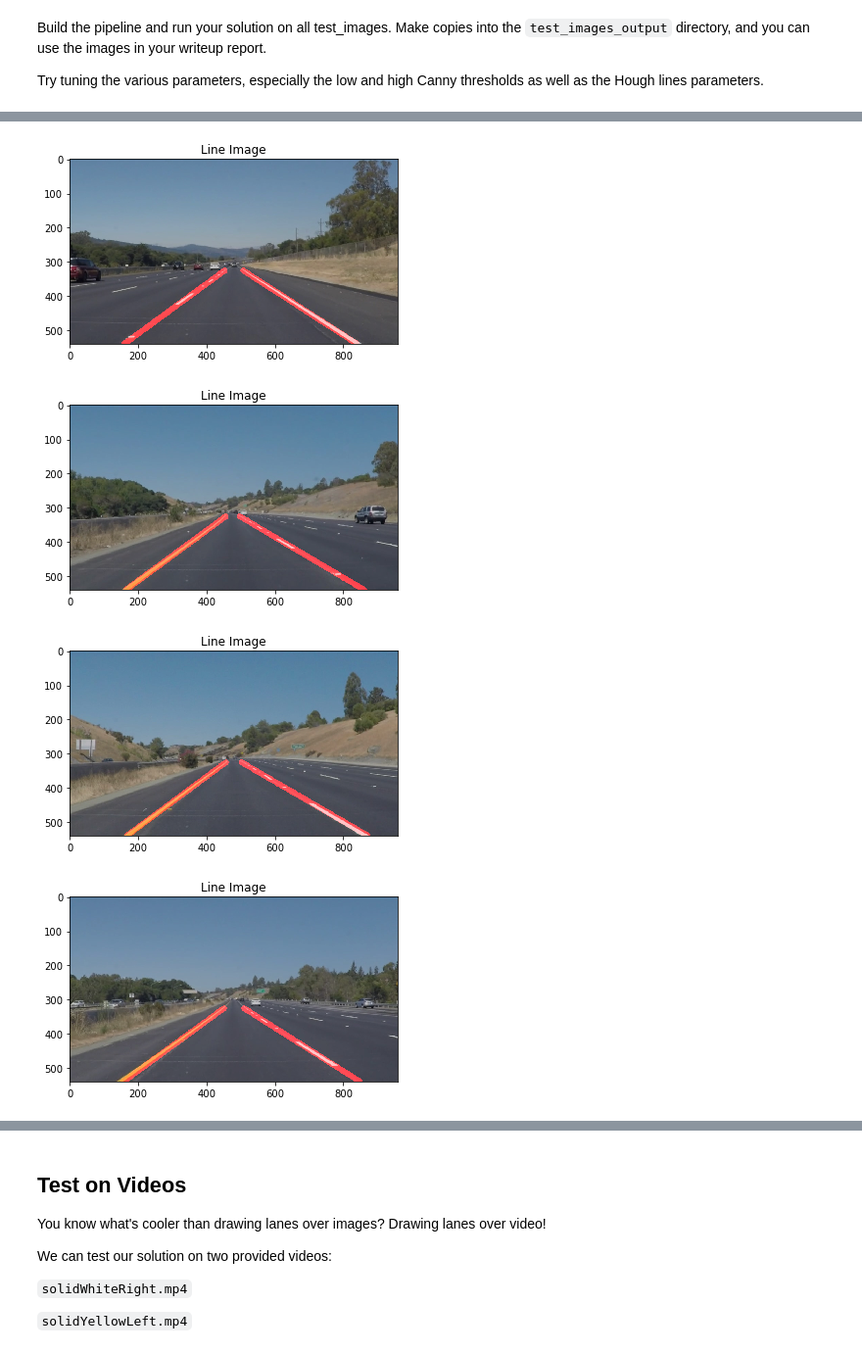
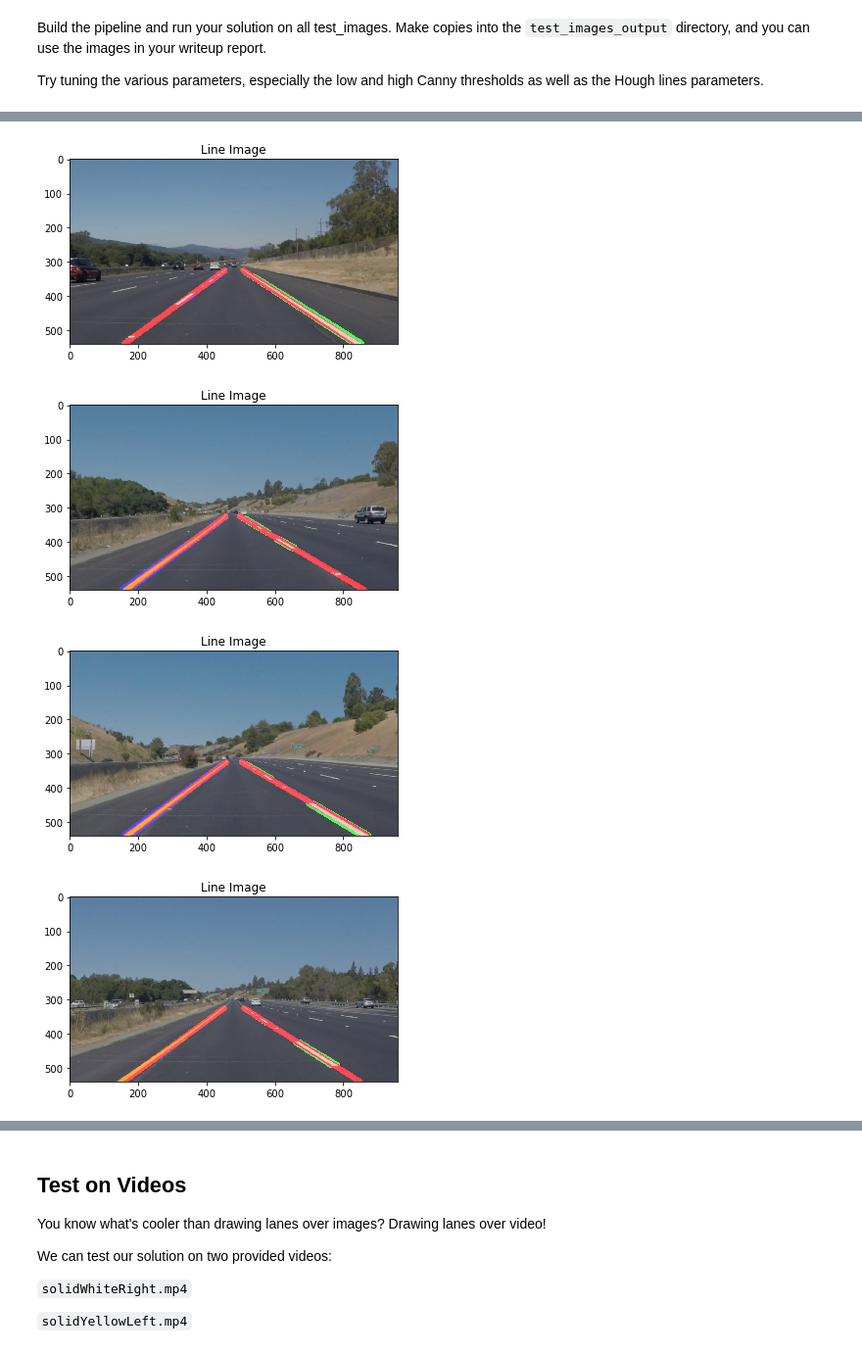
Before and after one commit to OwenHua666/SDCar_P1_Term1, a Jupyter notebook: P1.ipynb, the cells around one changed output, grey strips where cells are left out. Shown at 98% size. Cells and saved outputs as stored; diff of their text form; code cells hidden in the pictures.

```diff
--- a/P1.ipynb
+++ b/P1.ipynb
@@ -124,7 +124,7 @@ def region_of_interest(img, vertices):
     return masked_image
 
 
-def draw_lines(img, lines, color=[255, 0, 0], thickness=15):
+def draw_lines(img, lines, y_far, color=[255, 0, 0], thickness=15):
     """
     NOTE: this is the function you might want to use as a starting point once you want to
     average/extrapolate the line segments you detect to map out the full
@@ -158,20 +158,29 @@ def draw_lines(img, lines, color=[255, 0, 0], thickness=15):
     for line in lines:
         for x1,y1,x2,y2 in line:
             slope = (y2-y1)/(x2-x1)
+            # Skip the line if it is an approximately horrizontal line
+            if slope <  math.tan(math.pi / 8) and slope > math.tan(math.pi / 8) * -1:
+                continue
             if slope < 0: # Divide the line segments into two groups (left and right lane) through their slopes
+                # Eliminate left distance marker at the near-bottom image
+                if (y1 + y2) / 2 > 0.5 * img.shape[0] and (x1 + x2) / 2 > (img.shape[1] / 2) - 30:
+                    continue
                 L_num += 1
                 Lx1 += x1
                 Ly1 += y1
                 Lx2 += x2
                 Ly2 += y2
-                #cv2.line(img, (x1, y1), (x2, y2), [0, 0, 255], thickness)
+                cv2.line(img, (x1, y1), (x2, y2), [0, 0, 255], thickness)
             else:
+                # Eliminate right distance marker at the near-bottom image
+                if (y1 + y2) / 2 > 0.5 * img.shape[0] and (x1 + x2) / 2 < (img.shape[1] / 2) + 30:
+                    continue
                 R_num += 1
                 Rx1 += x1
                 Ry1 += y1
                 Rx2 += x2
                 Ry2 += y2
-                #cv2.line(img, (x1, y1), (x2, y2), [0, 255, 0], thickness)
+                cv2.line(img, (x1, y1), (x2, y2), [0, 255, 0], thickness)
     if L_num == 0 or R_num == 0:
       #  print('x')
         return
@@ -203,21 +212,22 @@ def draw_lines(img, lines, color=[255, 0, 0], thickness=15):
         for x1,y1,x2,y2 in line:
             cv2.line(img, (x1, y1), (x2, y2), [0, 255, 0], thickness)
     """
+
     # Draw the left lane
     lx1 = int((img.shape[0] - L_y_avg) / L_slope + L_x_avg)
     ly1 = img.shape[0]
-    lx2 = int((325 - L_y_avg) / L_slope + L_x_avg)
-    ly2 = 325
+    lx2 = int((y_far - L_y_avg) / L_slope + L_x_avg)
+    ly2 = y_far
     cv2.line(img, (lx1, ly1), (lx2, ly2), color, thickness)
     # Draw the right lane
     rx1 = int((img.shape[0] - R_y_avg) / R_slope + R_x_avg)
     ry1 = img.shape[0]
-    rx2 = int((325 - R_y_avg) / R_slope + R_x_avg)
-    ry2 = 325
+    rx2 = int((y_far - R_y_avg) / R_slope + R_x_avg)
+    ry2 = y_far
     cv2.line(img, (rx1, ry1), (rx2, ry2), color, thickness)
 
 
-def hough_lines(img, rho, theta, threshold, min_line_len, max_line_gap):
+def hough_lines(img, rho, theta, threshold, min_line_len, max_line_gap, y_far):
     """
     `img` should be the output of a Canny transform.
 
@@ -225,7 +235,7 @@ def hough_lines(img, rho, theta, threshold, min_line_len, max_line_gap):
     """
     lines = cv2.HoughLinesP(img, rho, theta, threshold, np.array([]), minLineLength=min_line_len, maxLineGap=max_line_gap)
     line_img = np.zeros((img.shape[0], img.shape[1], 3), dtype=np.uint8)
-    draw_lines(line_img, lines)
+    draw_lines(line_img, lines, y_far)
     return line_img
 
 # Python 3 has support for cool math symbols.
@@ -307,7 +317,9 @@ def process_image_single(image):
 
 # Run Hough on edge detected image
 # Output "lines" is an array containing endpoints of detected line segments
-    line_image = hough_lines(masked_edges, rho, theta, threshold, min_line_len, max_line_gap)
+# Define far end of y pixel
+    y_far = 325
+    line_image = hough_lines(masked_edges, rho, theta, threshold, min_line_len, max_line_gap, y_far)
 #    plt.figure()
 #    plt.imshow(line_image)
 #    plt.title("Line Image")
@@ -338,4 +350,4 @@ process_image_single(image6)
-[figure, old version]
+[figure, new version]
-[figure, old version]
+[figure, new version]
-[figure, old version]
+[figure, new version]
-[figure, old version]
+[figure, new version]
```
Also changed, not shown: parts of 6 cells of this notebook, 3 other files.
